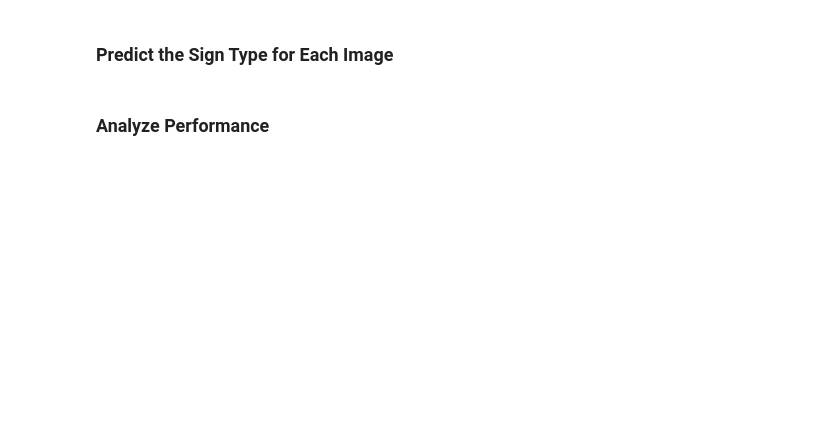
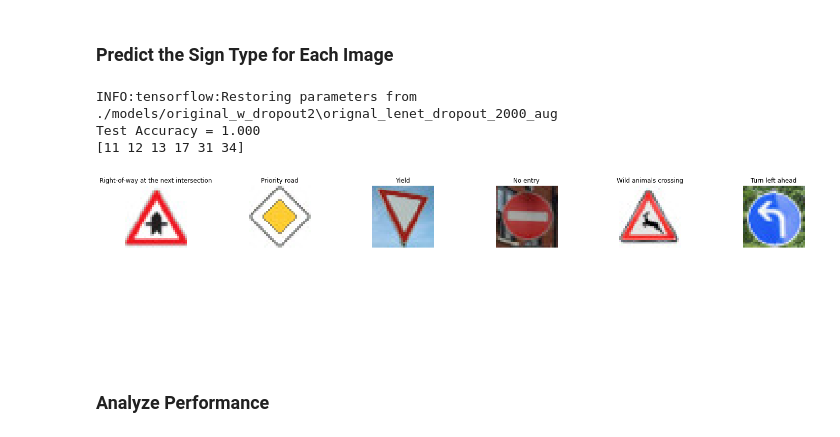
Before and after one commit to 28licaris/CarND-Traffic-Sign-Classifier, a Jupyter notebook: Traffic_Sign_Classifier.ipynb, the cells around one changed output. Saved outputs shown, nothing was run; the diff lists cells and outputs as text; code cells hidden in the pictures; blank space fills up the shorter version.

```diff
--- a/Traffic_Sign_Classifier.ipynb
+++ b/Traffic_Sign_Classifier.ipynb
@@ -612,7 +630,7 @@ def LeNet(x):
     mu = 0
     sigma = 0.1
 
-    # TODO: Layer 1: Convolutional. Input = 32x32x1. Output = 28x28x20.
+    # TODO: Layer 1: Convolutional. Input = 32x32x1. Output = 28x28x6.
     conv1_W = tf.Variable(tf.truncated_normal(shape=(5, 5, 1, 6), mean = mu, stddev = sigma))
     conv1_b = tf.Variable(tf.zeros(6))
     conv1   = tf.nn.conv2d(x, conv1_W, strides=[1, 1, 1, 1], padding='VALID') + conv1_b
@@ -620,10 +638,10 @@ def LeNet(x):
     # TODO: Activation.
     conv1 = tf.nn.relu(conv1, name='convolution0')
 
-    # TODO: Pooling. Input = 28x28x20. Output = 14x14x20.
+    # TODO: Pooling. Input = 28x28x6. Output = 14x14x16.
     conv1 = tf.nn.max_pool(conv1, ksize=[1, 2, 2, 1], strides=[1, 2, 2, 1], padding='VALID', name='convolution1')
 
-    # TODO: Layer 2: Convolutional. Output = 10x10x80.
+    # TODO: Layer 2: Convolutional. Output = 10x10x16.
     conv2_W = tf.Variable(tf.truncated_normal(shape=(5, 5, 6, 16), mean = mu, stddev = sigma))
     conv2_b = tf.Variable(tf.zeros(16))
     conv2   = tf.nn.conv2d(conv1, conv2_W, strides=[1, 1, 1, 1], padding='VALID') + conv2_b
@@ -634,17 +652,17 @@ def LeNet(x):
     # TODO: Pooling. Input = 10x10x16. Output = 5x5x16.
     conv2 = tf.nn.max_pool(conv2, ksize=[1, 2, 2, 1], strides=[1, 2, 2, 1], padding='VALID', name='convolution3')
 
-    # TODO: Flatten. Input = 5x5x80. Output = 2000.
+    # TODO: Flatten. Input = 5x5x16. Output = 400.
     fc0 = flatten(conv2)
 
-    # TODO: Layer 3: Fully Connected. Input = 1500. Output = 120.
+    # TODO: Layer 3: Fully Connected. Input = 400. Output = 120.
     fc1_W = tf.Variable(tf.truncated_normal(shape=(400,120), mean = mu, stddev = sigma))
     fc1_b = tf.Variable(tf.zeros(120))
     fc1   = tf.matmul(fc0, fc1_W) + fc1_b
 
     # TODO: Activation.
     fc1 = tf.nn.relu(fc1)
-    #fc1 = tf.nn.dropout(fc1, keep_prob)
+    fc1 = tf.nn.dropout(fc1, keep_prob)
 
     # TODO: Layer 4: Fully Connected. Input = 120. Output = 84.
     fc2_W  = tf.Variable(tf.truncated_normal(shape=(120, 84), mean = mu, stddev = sigma))
@@ -653,7 +671,7 @@ def LeNet(x):
 
     # TODO: Activation.
     fc2 = tf.nn.relu(fc2)
-    #fc2 = tf.nn.dropout(fc2, keep_prob)
+    fc2 = tf.nn.dropout(fc2, keep_prob)
 
     # TODO: Layer 5: Fully Connected. Input = 84. Output = 10.
     fc3_W  = tf.Variable(tf.truncated_normal(shape=(84, 43), mean = mu, stddev = sigma))
@@ -688,13 +706,13 @@ from sklearn.model_selection import train_test_split
 random.seed(5)
 
 # Augment dataset flag
-NEW_AUGMENT = False
+NEW_AUGMENT = True
 AUGMENT = True
 
 
 # Each sign class will get augmented until the number of images for
 # that sign class reach this threshold
-aug_threshold = 4000
+aug_threshold = 2000
 
 data_file = 'train_w_' + str(aug_threshold) + '_aug.p'
 
@@ -820,7 +854,7 @@ hyper_p['BATCH_SIZE'] = BATCH_SIZE
 hyper_p['L_RATE'] = L_RATE
 hyper_p['BETA'] = BETA
 
-model_str = 'original5/orignal_lenet_4000_aug'
+model_str = 'original_w_dropout2/orignal_lenet_dropout_2000_aug'
 
 logits, L2_norm = LeNet(x)
 cross_entropy = tf.nn.softmax_cross_entropy_with_logits(labels=one_hot_y, logits=logits)
@@ -930,12 +987,12 @@ Validation Loss = 0.135
 # %%
 # Evalute on Test Dataset
-fld_path = model_str.split('/')[0]
-print(fld_path)
-# Evaluate model
-with tf.Session() as sess:
-    # Load model from last checkpoint
-    saver.restore(sess, tf.train.latest_checkpoint('./models' + '/' + fld_path))
-    # Evaluate model on test data
-    test_loss, test_accuracy = evaluate(x_test, y_test)
-    print("Test Accuracy = {:.3f}".format(test_accuracy))
-    print("Loss Accuracy = {:.3f}".format(test_loss))
+# fld_path = model_str.split('/')[0]
+# print(fld_path)
+# # Evaluate model
+# with tf.Session() as sess:
+#     # Load model from last checkpoint
+#     saver.restore(sess, tf.train.latest_checkpoint('./models' + '/' + fld_path))
+#     # Evaluate model on test data
+#     test_loss, test_accuracy = evaluate(x_test, y_test)
+#     print("Test Accuracy = {:.3f}".format(test_accuracy))
+#     print("Loss Accuracy = {:.3f}".format(test_loss))
@@ -1031,14 +1098,19 @@ x_test_pp = preprocess(x_test)
 # %%
 prediction=tf.argmax(logits, 1)
 
 with tf.Session() as sess:
-    saver.restore(sess, tf.train.latest_checkpoint('./models/original/'))
+    saver.restore(sess, tf.train.latest_checkpoint('./models' + '/' + fld_path))
     predictions = sess.run(prediction, feed_dict={x: x_test_pp, keep_prob: 1.0})
     test_loss, test_accuracy = evaluate(x_test_pp, y_test)
     print("Test Accuracy = {:.3f}".format(test_accuracy))
 
     show_images(x_test, predictions)
     print(predictions)
+# %% [output]
+INFO:tensorflow:Restoring parameters from ./models/original_w_dropout2\orignal_lenet_dropout_2000_aug
+Test Accuracy = 1.000
+[11 12 13 17 31 34]
+[figure, added]
 # %% [markdown]
 ### Analyze Performance
 # %%
```
Also changed, not shown: parts of 11 cells of this notebook, 10 other files.
